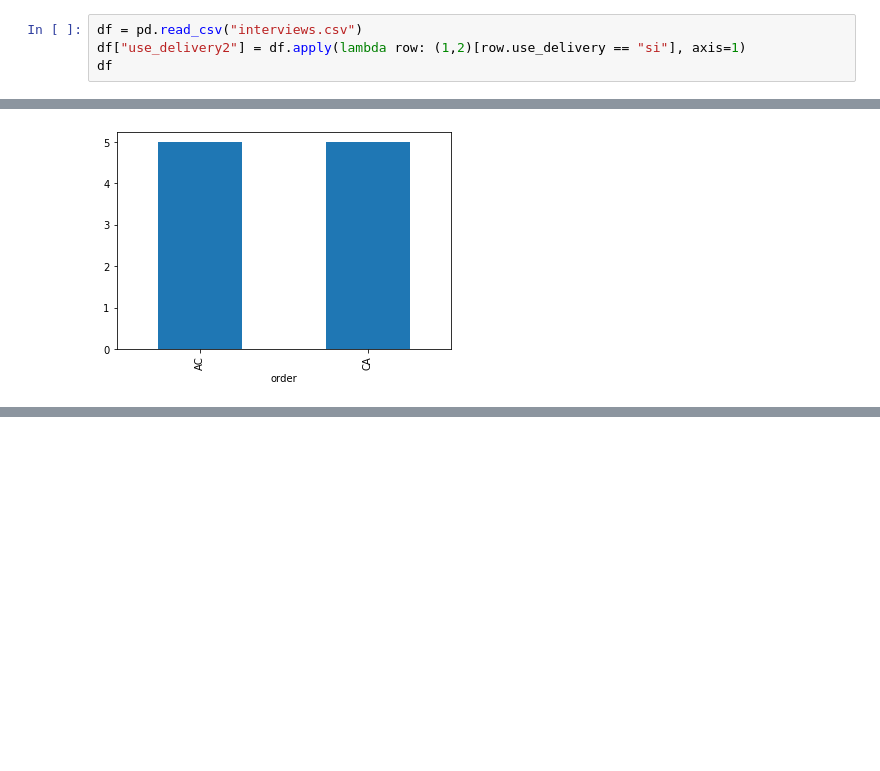
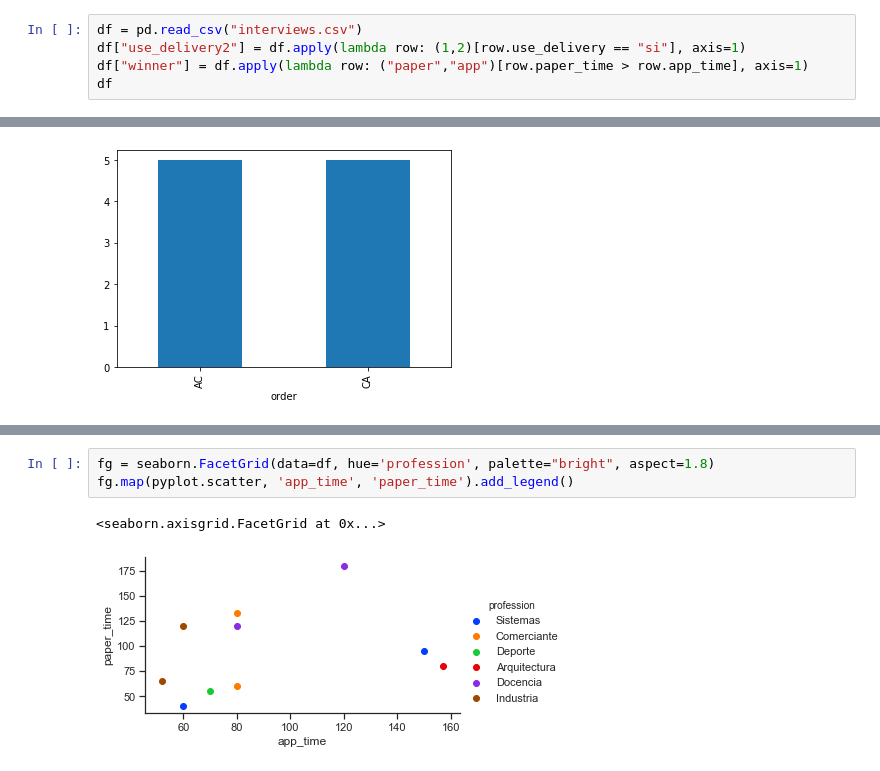
Before and after one commit to alefherrera/my-order-data, a Jupyter notebook: notebook.ipynb, the cells around one changed output, grey strips where cells are left out. Cells and saved outputs as stored; diff of their text form; blank space fills up the shorter version.

Commit message:
add charts

```diff
--- a/notebook.ipynb
+++ b/notebook.ipynb
@@ -149,6 +152,7 @@ Info de forma clara, por edad y profesion. AGE, EDUCATION, comprehensible
 # %%
 df = pd.read_csv("interviews.csv")
 df["use_delivery2"] = df.apply(lambda row: (1,2)[row.use_delivery == "si"], axis=1)
+df["winner"] = df.apply(lambda row: ("paper","app")[row.paper_time > row.app_time], axis=1)
 df
 # %% [output]
 |  | age | profession | order | paper_time | app_time | frecuency | use_delivery | use_restaurant | ... |
@@ -199,0 +187,6 @@ paper.plot.scatter(x="app_time", y="paper_time", color="blue", label="paper", s
+# %%
+fg = seaborn.FacetGrid(data=df, hue='profession', palette="bright", aspect=1.8)
+fg.map(pyplot.scatter, 'app_time', 'paper_time').add_legend()
+# %% [output]
+<seaborn.axisgrid.FacetGrid at 0x...>
+[figure, added]
```
Also changed, not shown: parts of 14 cells of this notebook.
